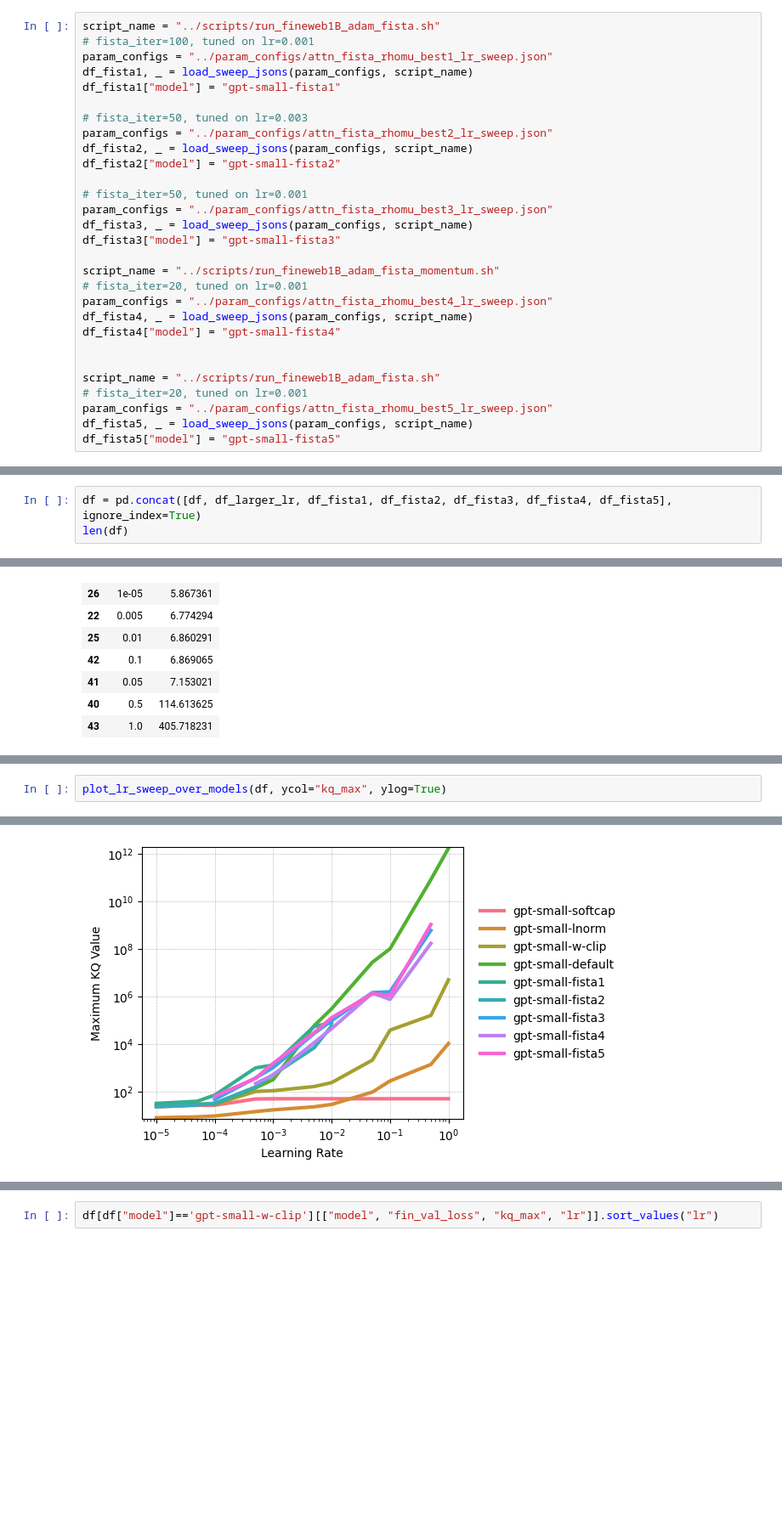
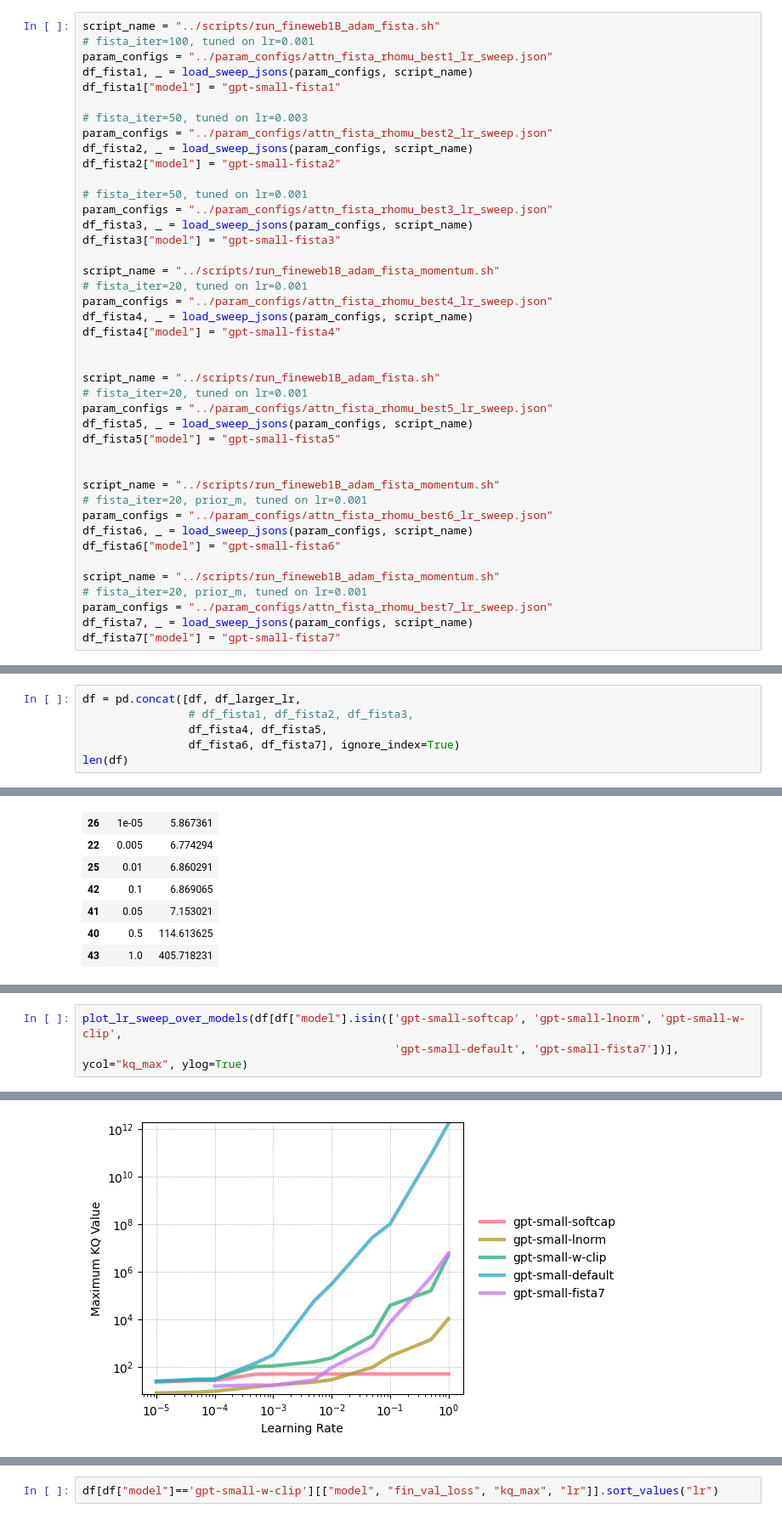
Before and after one commit to gowerrobert/GPT-opt, a Jupyter notebook: sweeps/sweep_lr_baselines.ipynb, the cells around one changed output, grey strips where cells are left out. Shown at 85% size. Cells and saved outputs as stored; diff of their text form; blank space fills up the shorter version.

Commit message:
more baseline sweeps; tests on nesterov on simple problems

```diff
--- a/sweeps/sweep_lr_baselines.ipynb
+++ b/sweeps/sweep_lr_baselines.ipynb
@@ -38,5 +38,18 @@ script_name = "../scripts/run_fineweb1B_adam_fista.sh"
 param_configs = "../param_configs/attn_fista_rhomu_best5_lr_sweep.json"
 df_fista5, _ = load_sweep_jsons(param_configs, script_name)
 df_fista5["model"] = "gpt-small-fista5"
+
+
+script_name = "../scripts/run_fineweb1B_adam_fista_momentum.sh"
+# fista_iter=20, prior_m, tuned on lr=0.001
+param_configs = "../param_configs/attn_fista_rhomu_best6_lr_sweep.json"
+df_fista6, _ = load_sweep_jsons(param_configs, script_name)
+df_fista6["model"] = "gpt-small-fista6"
+
+script_name = "../scripts/run_fineweb1B_adam_fista_momentum.sh"
+# fista_iter=20, prior_m, tuned on lr=0.001
+param_configs = "../param_configs/attn_fista_rhomu_best7_lr_sweep.json"
+df_fista7, _ = load_sweep_jsons(param_configs, script_name)
+df_fista7["model"] = "gpt-small-fista7"
 # %% [output]
 Some files are missing:
@@ -54,4 +68,7 @@ len(df)+len(df_fista1)+len(df_fista2)+len(df_fista3)
 # %%
-df = pd.concat([df, df_larger_lr, df_fista1, df_fista2, df_fista3, df_fista4, df_fista5], ignore_index=True)
+df = pd.concat([df, df_larger_lr,
+                # df_fista1, df_fista2, df_fista3,
+                df_fista4, df_fista5,
+                df_fista6, df_fista7], ignore_index=True)
 len(df)
 # %% [output]
@@ -214,9 +154,10 @@ plot_lr_sweep_over_models(df[df["model"].str.contains("fista")], ycol="min_val_l
 # %%
-plot_lr_sweep_over_models(df, ycol="kq_max", ylog=True)
+plot_lr_sweep_over_models(df[df["model"].isin(['gpt-small-softcap', 'gpt-small-lnorm', 'gpt-small-w-clip',
+                                               'gpt-small-default', 'gpt-small-fista7'])], ycol="kq_max", ylog=True)
 # %% [output]
 (<Figure size 600x400 with 1 Axes>,
  <Axes: xlabel='Learning Rate', ylabel='Maximum KQ Value'>)
-[figure, old version]
+[figure, new version]
 # %%
 plot_lr_sweep_over_models(df, ycol="kq_mean", ylog=True)
 # %% [output]
```
Also changed, not shown: parts of 17 cells of this notebook, 11 other files.
